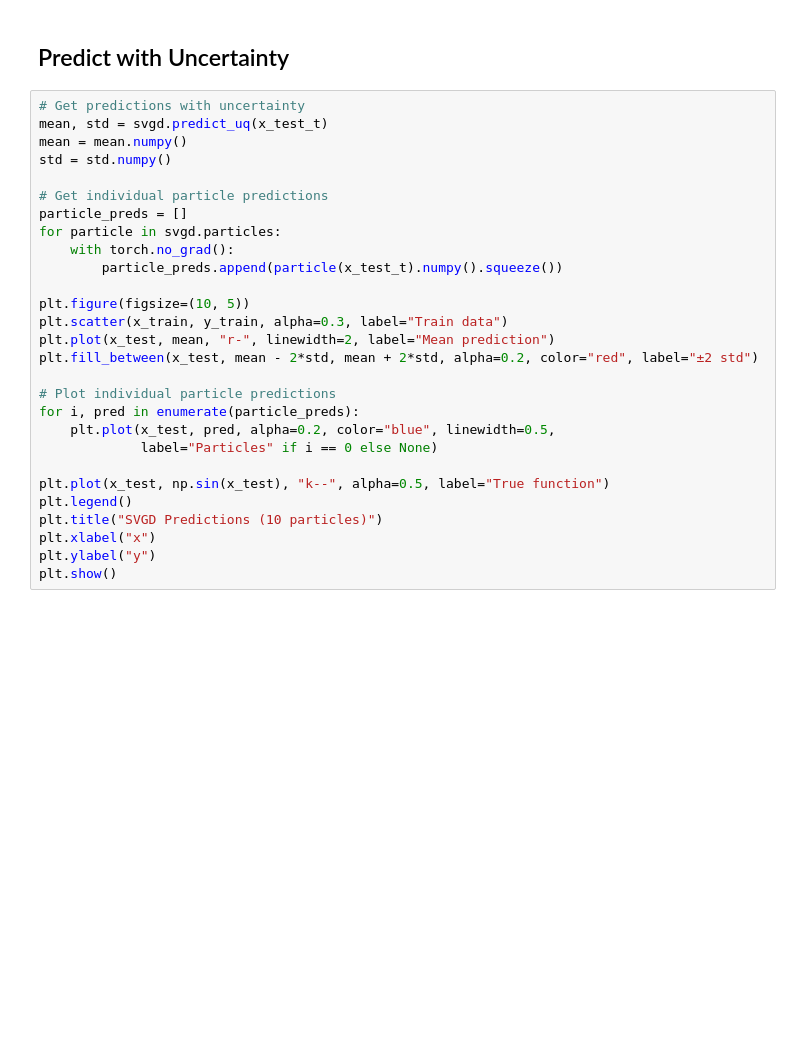
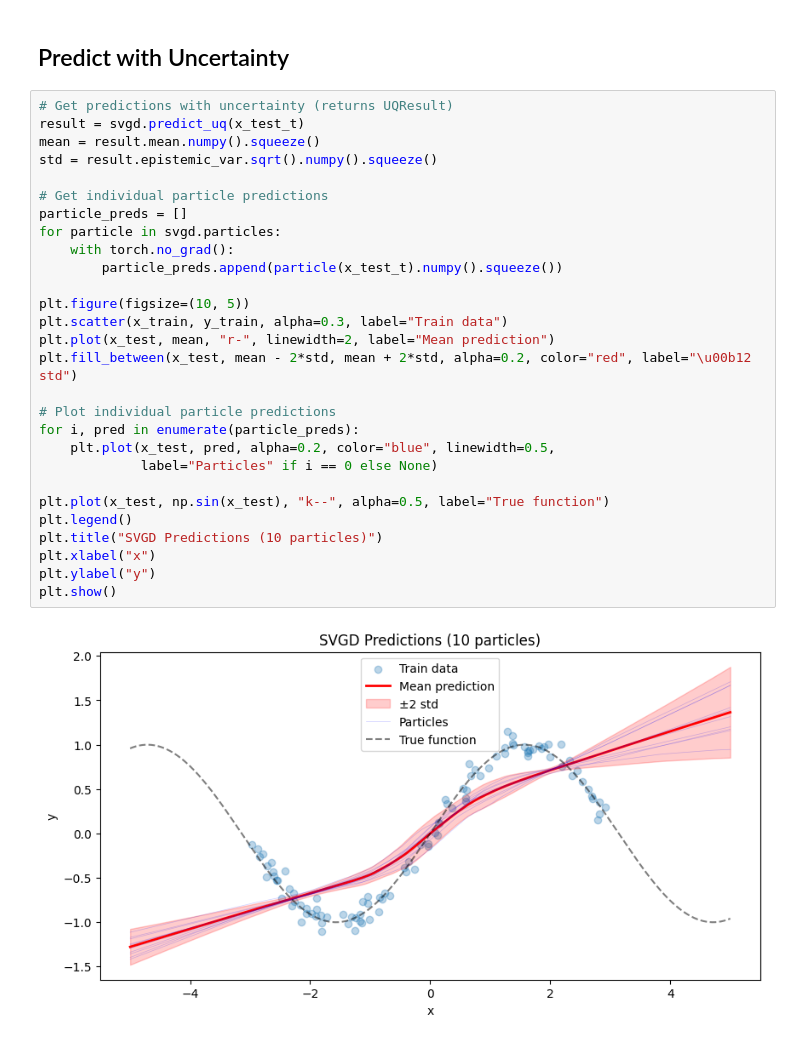
Before and after one commit to Vispikarkaria/Deep-UQ, a Jupyter notebook: notebooks/SVGD_Tutorial.ipynb, the cells around one changed output. Saved outputs shown, nothing was run; the diff lists cells and outputs as text; blank space fills up the shorter version.

```diff
--- a/notebooks/SVGD_Tutorial.ipynb
+++ b/notebooks/SVGD_Tutorial.ipynb
@@ -36,30 +36,32 @@ svgd.fit(train_loader, n_epochs=200)
 # %% [markdown]
 ## Predict with Uncertainty
 # %%
-# Get predictions with uncertainty
-mean, std = svgd.predict_uq(x_test_t)
-mean = mean.numpy()
-std = std.numpy()
+# Get predictions with uncertainty (returns UQResult)
+result = svgd.predict_uq(x_test_t)
+mean = result.mean.numpy().squeeze()
+std = result.epistemic_var.sqrt().numpy().squeeze()
 
 # Get individual particle predictions
 particle_preds = []
 for particle in svgd.particles:
     with torch.no_grad():
         particle_preds.append(particle(x_test_t).numpy().squeeze())
 
 plt.figure(figsize=(10, 5))
 plt.scatter(x_train, y_train, alpha=0.3, label="Train data")
 plt.plot(x_test, mean, "r-", linewidth=2, label="Mean prediction")
-plt.fill_between(x_test, mean - 2*std, mean + 2*std, alpha=0.2, color="red", label="±2 std")
+plt.fill_between(x_test, mean - 2*std, mean + 2*std, alpha=0.2, color="red", label="\u00b12 std")
 
 # Plot individual particle predictions
 for i, pred in enumerate(particle_preds):
     plt.plot(x_test, pred, alpha=0.2, color="blue", linewidth=0.5,
              label="Particles" if i == 0 else None)
 
 plt.plot(x_test, np.sin(x_test), "k--", alpha=0.5, label="True function")
 plt.legend()
 plt.title("SVGD Predictions (10 particles)")
 plt.xlabel("x")
 plt.ylabel("y")
 plt.show()
+# %% [output]
+[figure, added]
```
Also changed, not shown: 16 other files.
